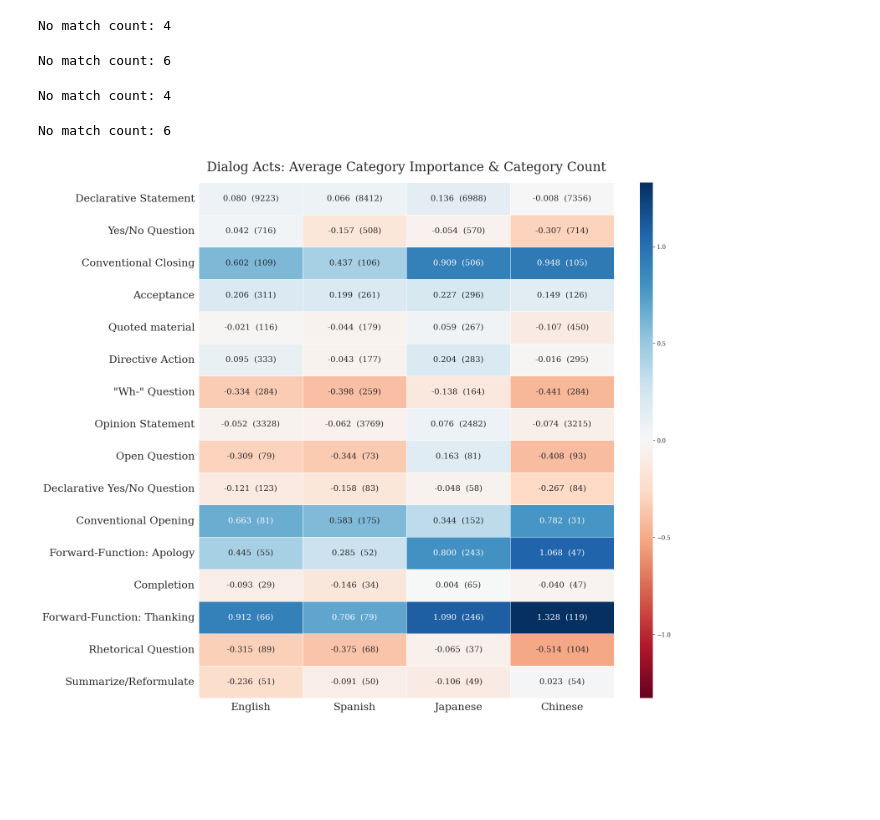
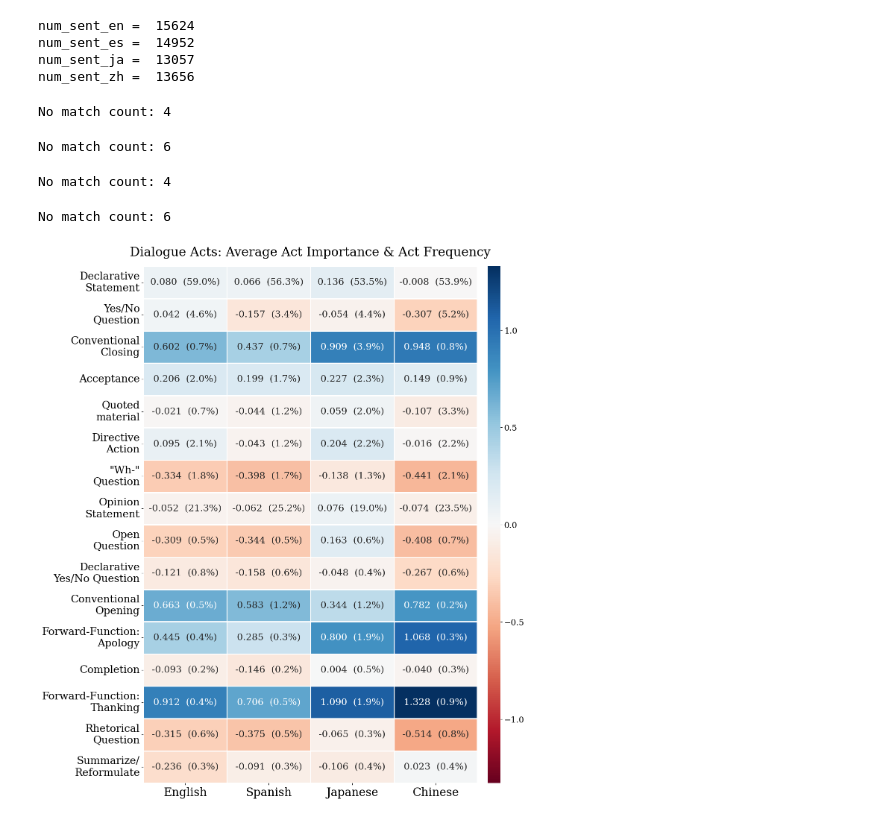
Before and after one commit to shreyahavaldar/multilingual_politeness, a Jupyter notebook: analysis/dialog_acts/dialog_mapping.ipynb, the cells around one changed output. Saved outputs shown, nothing was run; the diff lists cells and outputs as text; code cells hidden in the pictures; blank space fills up the shorter version.

```diff
--- a/analysis/dialog_acts/dialog_mapping.ipynb
+++ b/analysis/dialog_acts/dialog_mapping.ipynb
@@ -25,6 +27,22 @@ en_shap = read_pickle("../shapley/xlm_shap_values/english.p")
 es_shap = read_pickle("../shapley/xlm_shap_values/spanish.p")
 ja_shap = read_pickle("../shapley/xlm_shap_values/japanese.p")
 zh_shap = read_pickle("../shapley/xlm_shap_values/chinese.p")
+# %%
+def get_num_sentences(df):
+    total_len = 0
+    for u in df["Translated Sentences"]:
+        total_len += len(u)
+    return total_len
+
+print("num_sent_en = ", get_num_sentences(en_dialog))
+print("num_sent_es = ", get_num_sentences(es_dialog))
+print("num_sent_ja = ", get_num_sentences(ja_dialog))
+print("num_sent_zh = ", get_num_sentences(zh_dialog))
+# %% [output]
+num_sent_en =  15624
+num_sent_es =  14952
+num_sent_ja =  13057
+num_sent_zh =  13656
 # %%
 def get_token_level_shapley_values(shap_pickle, tokenizer):
     token_level_shapley_values = []
@@ -223,6 +241,16 @@ dialog_act_labels = {
     "^q":  "Quoted material",
 }
 
+def relabel_dict(dictionary):
+    #rename keys to be more readable
+    new_dict = {}
+    for key in dictionary.keys():
+        if(key == "Summarize/Reformulate"): key_new = "Summarize/\nReformulate"
+        elif(key == "Declarative Yes/No Question"): key_new = "Declarative\nYes/No Question"
+        else: key_new = key.replace(" ", "\n")
+        new_dict[key_new] = dictionary[key]
+    return new_dict
+
 def get_dialog_mapping(shap_sent, dialog_labels):
     assert(len(shap_sent) == len(dialog_labels))
     shap_dialog_mapping = {}
@@ -279,42 +307,54 @@ ja_counts = {dialog_act_labels[k]: v for k, v in ja_counts_raw.items() if k in a
 zh_counts = {dialog_act_labels[k]: v for k, v in zh_counts_raw.items() if k in all_dialog_acts}
 # %%
 #make bar graphs for each dialog act category
-import matplotlib.pyplot as plt
-import seaborn as sns
-
-df = pd.DataFrame([en_avg, es_avg, ja_avg, zh_avg],
-                   index=["English", "Spanish", "Japanese", "Chinese"])
+num_sent_en =  15624
+num_sent_es =  14952
+num_sent_ja =  13057
+num_sent_zh =  13656
 
 value_to_label_map = {}
 for key in en_avg.keys():
     to_iterate = [en_avg, es_avg, ja_avg, zh_avg]
     counts_to_iterate = [en_counts, es_counts, ja_counts, zh_counts]
+    sen_length_to_iterate = [num_sent_en, num_sent_es, num_sent_ja, num_sent_zh]
     for idx, _ in enumerate(to_iterate):
         val = to_iterate[idx][key]
         count = counts_to_iterate[idx][key]
+        num_sent = sen_length_to_iterate[idx]
+        count_percent = count/num_sent * 100
         #format val to string with 3 sig figs
         val_string = "{:.3f}".format(val)
-        count_string = "{:.0f}".format(count)
+        count_string = "{:.1f}%".format(count_percent)
         label = val_string + "  (" + count_string + ")"
         value_to_label_map[val] = label
 
+en_avg_relabeled = relabel_dict(en_avg)
+es_avg_relabeled = relabel_dict(es_avg)
+ja_avg_relabeled = relabel_dict(ja_avg)
+zh_avg_relabeled = relabel_dict(zh_avg)
+
+df = pd.DataFrame([en_avg_relabeled, es_avg_relabeled, ja_avg_relabeled, zh_avg_relabeled],
+                   index=["English", "Spanish", "Japanese", "Chinese"])
+
 labels = (df.T).applymap(lambda v: 'NA' if v == 0 else value_to_label_map[v])
 plt.rcParams['font.family'] = 'serif'
-plt.figure(figsize=(16, 16))
-plt.title("Dialog Acts: Average Category Importance & Category Count", fontsize=22, pad=20)
-sns.heatmap(df.T, annot=labels,
-            cmap="RdBu",
-            vmin=-np.max(df.max()) ,
-            vmax=np.max(df.max()),
-            annot_kws={"size": 14, 'verticalalignment': 'center', 'horizontalalignment': 'left'},
-            cbar_kws={'aspect': 40},
-            linewidths=0.5,
-            fmt = '')
-plt.xticks(fontsize=18)
-plt.yticks(fontsize=18)
+plt.figure(figsize=(14, 18))
+plt.title("Dialogue Acts: Average Act Importance & Act Frequency", fontsize=24, pad=20)
+ax = sns.heatmap(df.T, annot=labels,
+                cmap="RdBu",
+                vmin=-np.max(df.max()) ,
+                vmax=np.max(df.max()),
+                annot_kws={"size": 18, 'verticalalignment': 'center', 'horizontalalignment': 'left'},
+                cbar_kws={'aspect': 40, 'pad': 0.025},
+                linewidths=1,
+                fmt = '')
+cbar = ax.collections[0].colorbar
+cbar.ax.tick_params(labelsize=16)
+plt.xticks(fontsize=22)
+plt.yticks(fontsize=20)
 plt.show()
 # %% [output]
-[figure, old version]
+[figure, new version]
 # %%
 keys_to_keep = ["fp", "sd", "sv", "ft", "qy",  "fc"]
 
```
Also changed, not shown: parts of 3 cells of this notebook, 3 other files.
